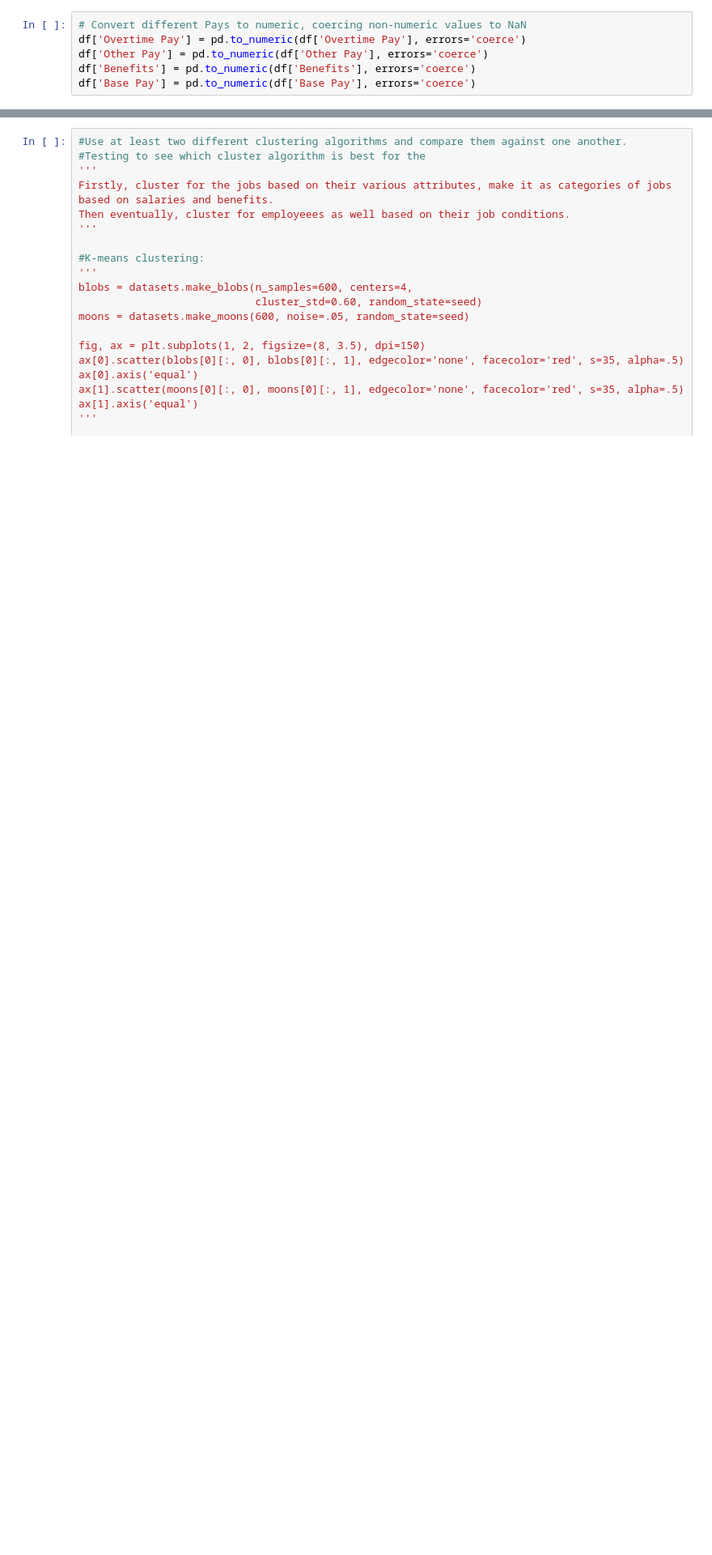
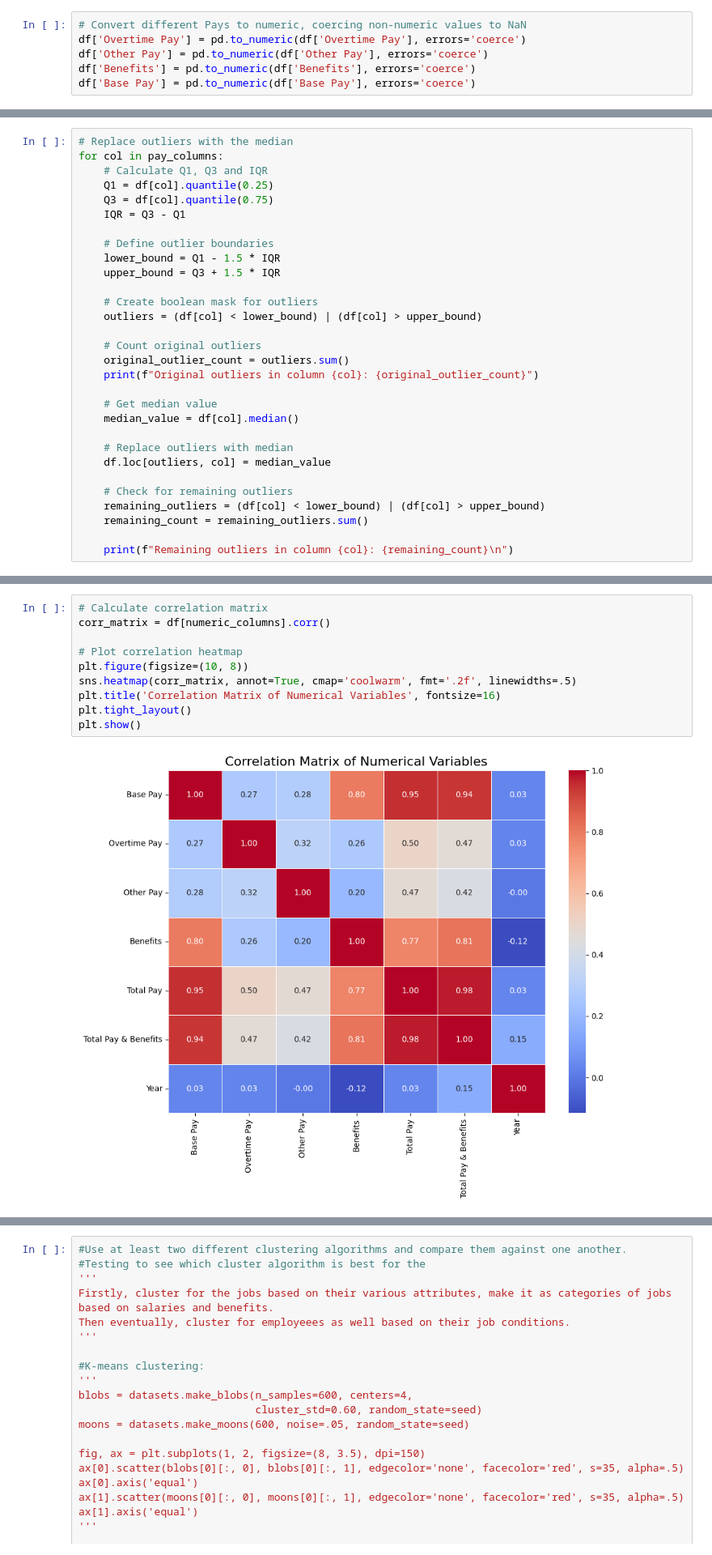
Before and after one commit to cricci3/Salaries_clustering, a Jupyter notebook: Project2_DA.ipynb, the cells around one changed output, grey strips where cells are left out. Shown at 81% size. Saved outputs shown, nothing was run; the diff lists cells and outputs as text; blank space fills up the shorter version.

```diff
--- a/Project2_DA.ipynb
+++ b/Project2_DA.ipynb
@@ -256,0 +390,30 @@ dtype: int64
+# %%
+# Replace outliers with the median
+for col in pay_columns:
+    # Calculate Q1, Q3 and IQR
+    Q1 = df[col].quantile(0.25)
+    Q3 = df[col].quantile(0.75)
+    IQR = Q3 - Q1
+
+    # Define outlier boundaries
+    lower_bound = Q1 - 1.5 * IQR
+    upper_bound = Q3 + 1.5 * IQR
+
+    # Create boolean mask for outliers
+    outliers = (df[col] < lower_bound) | (df[col] > upper_bound)
+
+    # Count original outliers
+    original_outlier_count = outliers.sum()
+    print(f"Original outliers in column {col}: {original_outlier_count}")
+
+    # Get median value
+    median_value = df[col].median()
+
+    # Replace outliers with median
+    df.loc[outliers, col] = median_value
+
+    # Check for remaining outliers
+    remaining_outliers = (df[col] < lower_bound) | (df[col] > upper_bound)
+    remaining_count = remaining_outliers.sum()
+
+    print(f"Remaining outliers in column {col}: {remaining_count}\n")
@@ -256,0 +438,12 @@ dtype: int64
+# %%
+# Calculate correlation matrix
+corr_matrix = df[numeric_columns].corr()
+
+# Plot correlation heatmap
+plt.figure(figsize=(10, 8))
+sns.heatmap(corr_matrix, annot=True, cmap='coolwarm', fmt='.2f', linewidths=.5)
+plt.title('Correlation Matrix of Numerical Variables', fontsize=16)
+plt.tight_layout()
+plt.show()
+# %% [output]
+[figure, added]
```
Also changed, not shown: parts of 33 cells of this notebook.
